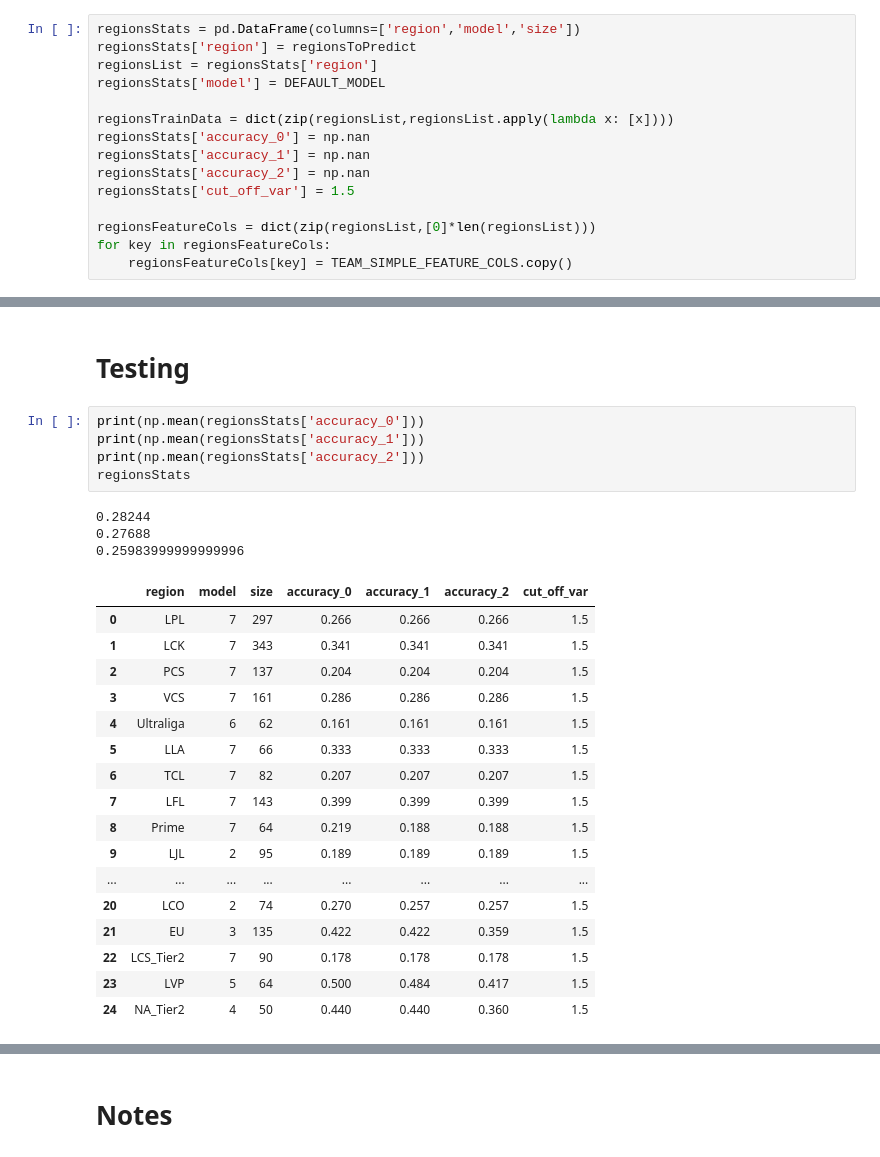
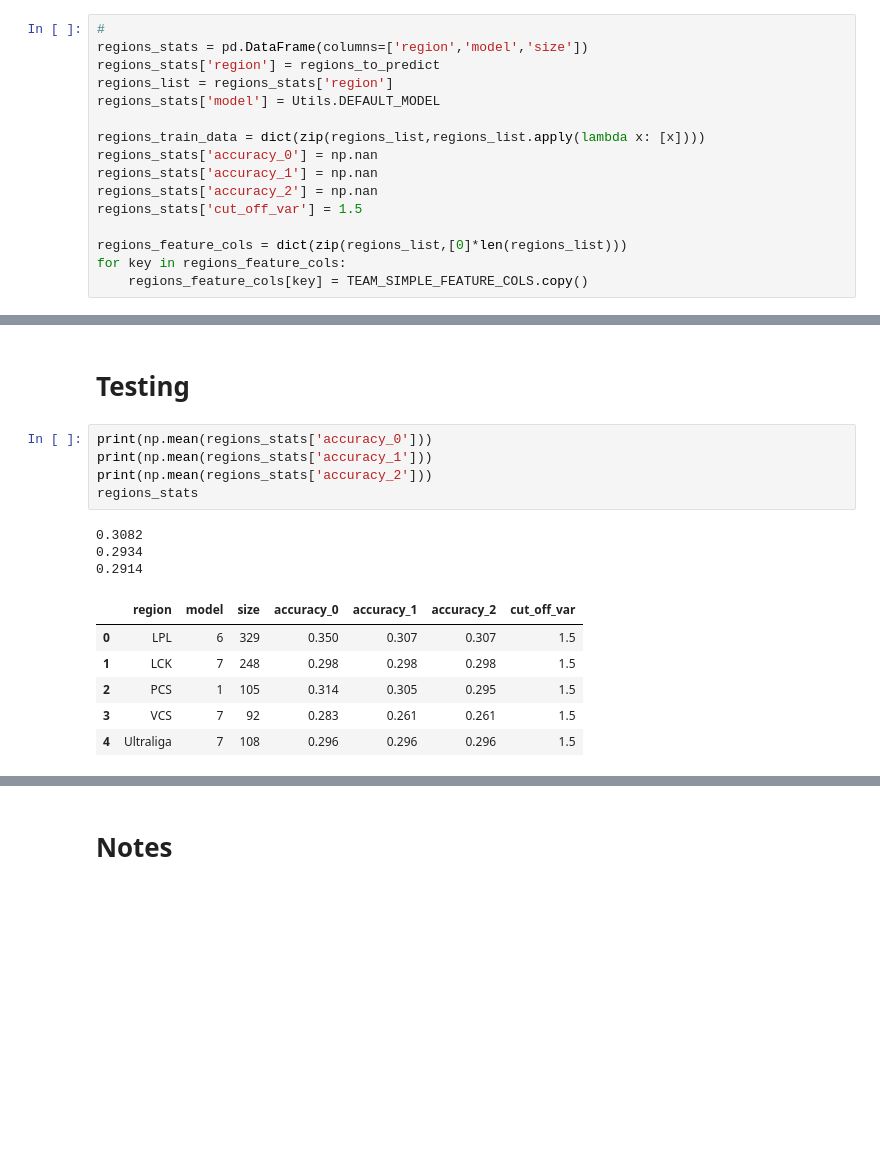
Before and after one commit to giuliano0s/league-bets-public, a Jupyter notebook: Predictor_Binary.ipynb, the cells around one changed output, grey strips where cells are left out. Saved outputs shown, nothing was run; the diff lists cells and outputs as text; blank space fills up the shorter version.

```diff
--- a/Predictor_Binary.ipynb
+++ b/Predictor_Binary.ipynb
@@ -202,20 +47,21 @@ main df size: 26314
 # %% [markdown]
 # SKLEARN
 # %%
-regionsStats = pd.DataFrame(columns=['region','model','size'])
-regionsStats['region'] = regionsToPredict
-regionsList = regionsStats['region']
-regionsStats['model'] = DEFAULT_MODEL
+#
+regions_stats = pd.DataFrame(columns=['region','model','size'])
+regions_stats['region'] = regions_to_predict
+regions_list = regions_stats['region']
+regions_stats['model'] = Utils.DEFAULT_MODEL
 
-regionsTrainData = dict(zip(regionsList,regionsList.apply(lambda x: [x])))
-regionsStats['accuracy_0'] = np.nan
-regionsStats['accuracy_1'] = np.nan
-regionsStats['accuracy_2'] = np.nan
-regionsStats['cut_off_var'] = 1.5
+regions_train_data = dict(zip(regions_list,regions_list.apply(lambda x: [x])))
+regions_stats['accuracy_0'] = np.nan
+regions_stats['accuracy_1'] = np.nan
+regions_stats['accuracy_2'] = np.nan
+regions_stats['cut_off_var'] = 1.5
 
-regionsFeatureCols = dict(zip(regionsList,[0]*len(regionsList)))
-for key in regionsFeatureCols:
-    regionsFeatureCols[key] = TEAM_SIMPLE_FEATURE_COLS.copy()
+regions_feature_cols = dict(zip(regions_list,[0]*len(regions_list)))
+for key in regions_feature_cols:
+    regions_feature_cols[key] = TEAM_SIMPLE_FEATURE_COLS.copy()
 # %% [markdown]
 ### TRAIN DATA SELECTION
 # %%
@@ -385,28 +225,17 @@ avg df len: 100.36
 # %% [markdown]
 # Testing
 # %%
-print(np.mean(regionsStats['accuracy_0']))
-print(np.mean(regionsStats['accuracy_1']))
-print(np.mean(regionsStats['accuracy_2']))
-regionsStats
+print(np.mean(regions_stats['accuracy_0']))
+print(np.mean(regions_stats['accuracy_1']))
+print(np.mean(regions_stats['accuracy_2']))
+regions_stats
 # %% [output]
-0.28244
-0.27688
-0.25983999999999996
+0.3082
+0.2934
+0.2914
 |  | region | model | size | accuracy_0 | accuracy_1 | accuracy_2 | cut_off_var |
-| 0 | LPL | 7 | 297 | 0.266 | 0.266 | 0.266 | 1.5 |
-| 1 | LCK | 7 | 343 | 0.341 | 0.341 | 0.341 | 1.5 |
-| 2 | PCS | 7 | 137 | 0.204 | 0.204 | 0.204 | 1.5 |
-| 3 | VCS | 7 | 161 | 0.286 | 0.286 | 0.286 | 1.5 |
-| 4 | Ultraliga | 6 | 62 | 0.161 | 0.161 | 0.161 | 1.5 |
-| 5 | LLA | 7 | 66 | 0.333 | 0.333 | 0.333 | 1.5 |
-| 6 | TCL | 7 | 82 | 0.207 | 0.207 | 0.207 | 1.5 |
-| 7 | LFL | 7 | 143 | 0.399 | 0.399 | 0.399 | 1.5 |
-| 8 | Prime | 7 | 64 | 0.219 | 0.188 | 0.188 | 1.5 |
-| 9 | LJL | 2 | 95 | 0.189 | 0.189 | 0.189 | 1.5 |
-| ... | ... | ... | ... | ... | ... | ... | ... |
-| 20 | LCO | 2 | 74 | 0.270 | 0.257 | 0.257 | 1.5 |
-| 21 | EU | 3 | 135 | 0.422 | 0.422 | 0.359 | 1.5 |
-| 22 | LCS_Tier2 | 7 | 90 | 0.178 | 0.178 | 0.178 | 1.5 |
-| 23 | LVP | 5 | 64 | 0.500 | 0.484 | 0.417 | 1.5 |
-| 24 | NA_Tier2 | 4 | 50 | 0.440 | 0.440 | 0.360 | 1.5 |
+| 0 | LPL | 6 | 329 | 0.350 | 0.307 | 0.307 | 1.5 |
+| 1 | LCK | 7 | 248 | 0.298 | 0.298 | 0.298 | 1.5 |
+| 2 | PCS | 1 | 105 | 0.314 | 0.305 | 0.295 | 1.5 |
+| 3 | VCS | 7 | 92 | 0.283 | 0.261 | 0.261 | 1.5 |
+| 4 | Ultraliga | 7 | 108 | 0.296 | 0.296 | 0.296 | 1.5 |
```
Also changed, not shown: parts of 14 cells of this notebook, 6 other files.
